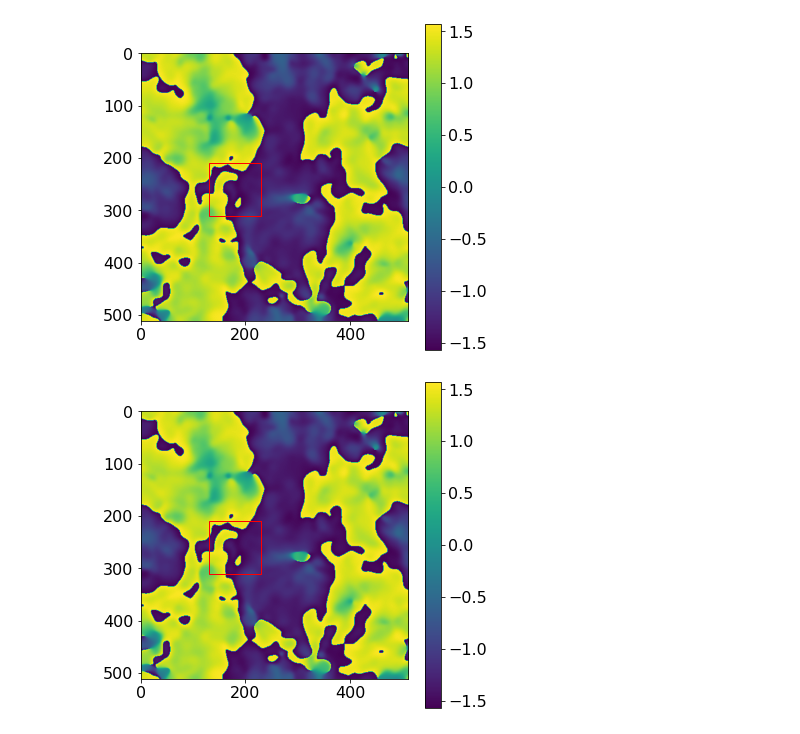
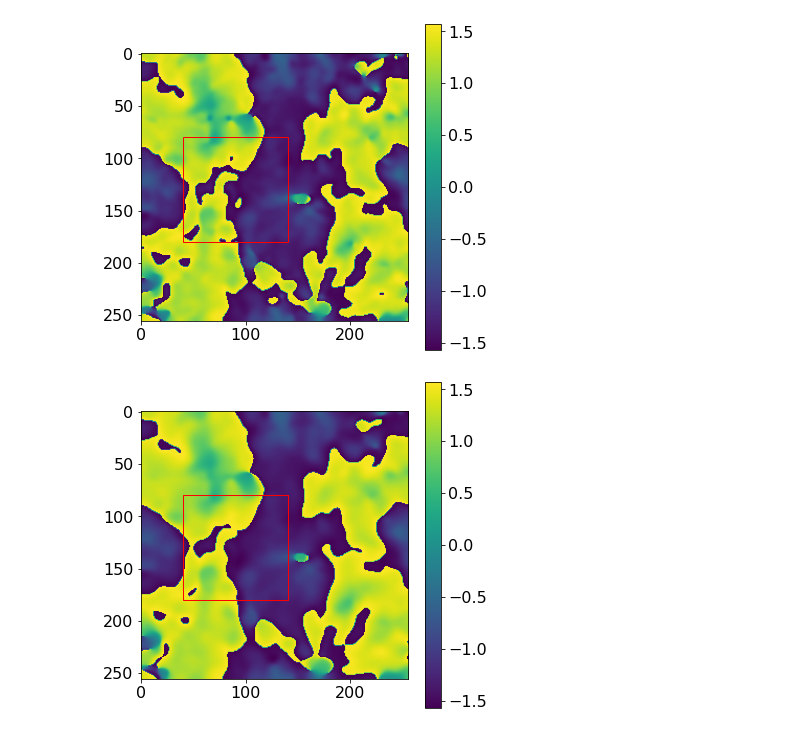
Before and after one commit to parkji30/PyDCF, a Jupyter notebook: testing/cos_disp_simulation_multifit.ipynb, the cells around one changed output. Saved outputs shown, nothing was run; the diff lists cells and outputs as text; code cells hidden in the pictures.

```diff
--- a/testing/cos_disp_simulation_multifit.ipynb
+++ b/testing/cos_disp_simulation_multifit.ipynb
@@ -236,19 +223,24 @@ dr_02, dphi_02 = cos_disp_calculations(dt, ds_scale=1)
 # %%
 data = fits.open("L10_0.3.fits")[0].data
-# data = data[::3, ::3]
-y_cen = 260
-x_cen = 180
+
+data = data[::2, ::2]
+y_cen = 260 / 2
+x_cen = 180 / 2
 rad = 100
 
-fig, ax = plt.subplots(figsize=(6, 6))
-region = RectanglePixelRegion(center=PixCoord(x=x_cen, y=y_cen), width=rad, height=rad)
-plt.imshow(data)
-plt.colorbar()
-region.plot(ax=ax, color='red')
-plt.show()
-
 dt = data_cut(x_cen, y_cen, rad, data, show=True)
-dr_03, dphi_03 = cos_disp_calculations(dt, ds_scale=1)
+dr_03, dphi_03 = cos_disp_calculations(dt, ds_scale=2)
 # %% [output]
-[figure, old version]
+[figure, new version]
-[figure, removed]
+# %%
+data = fits.open("L10_0.4.fits")[0].data
+
+data = data[::2, ::2]
+y_cen = 260 / 2
+x_cen = 180 / 2
+rad = 100
+
+dt = data_cut(x_cen, y_cen, rad, data, show=True)
+dr_04, dphi_04 = cos_disp_calculations(dt, ds_scale=2)
+# %% [output]
+[figure, added]
```
Also changed, not shown: parts of 6 cells of this notebook.
